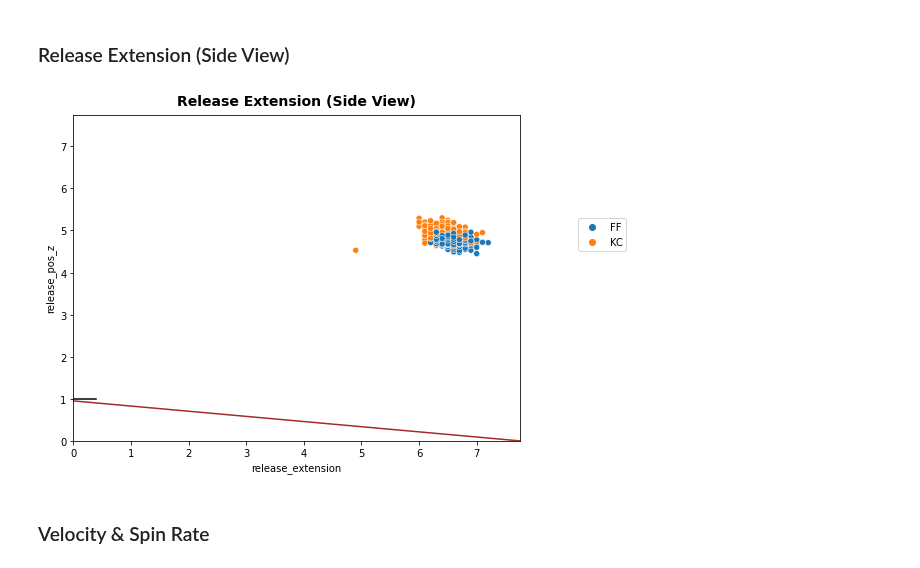
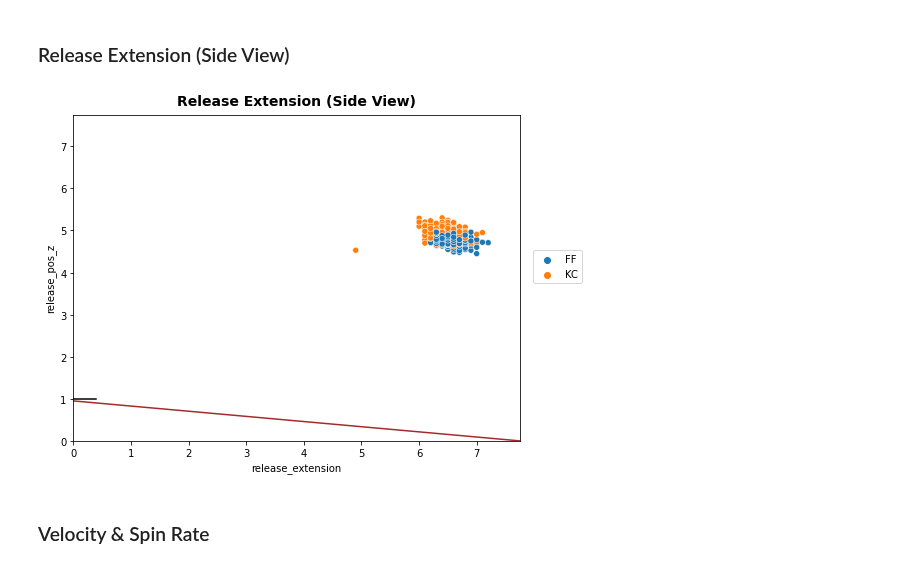
Before and after one commit to anthonyzurke/player-analysis, a Jupyter notebook: pitchers/kimbrel-analysis.ipynb, the cells around one changed output. Cells and saved outputs as stored; diff of their text form; code cells hidden in the pictures.

```diff
--- a/pitchers/kimbrel-analysis.ipynb
+++ b/pitchers/kimbrel-analysis.ipynb
@@ -75,6 +75,10 @@ col_dict = {
     'is_strike': 'strike', 'release_pos_z': 'r_height', 'release_pos_x': 'r_side'
 }
 gen_data.rename(columns = col_dict, inplace = True)
+
+hit_labels = [1, 2, 3, 4, 5]
+kimbrel['hard_hit_summary'] = pd.qcut(kimbrel['launch_speed'], [0, .5262, .617, .7283, .8278, 1],
+                                      labels = hit_labels)
 # %%
 #kimbrel.pitch_type.value_counts(normalize = True)
 r_kimbrel = kimbrel.loc[kimbrel['stand'] == 'R']
@@ -226,14 +230,14 @@ plt.title('Release Position from Hitter Perspective', fontdict = font_title, pad
 # %%
 plt.figure(figsize = (8, 6))
 
 sns.scatterplot(data = kimbrel, x = 'release_extension', y = 'release_pos_z', hue = 'pitch_type',
                 hue_order = order, palette = 'tab10')
 plt.xlim(0, 7.75), plt.ylim(0, 7.75)
 plt.axline((0, .95), (7.75,0), color = 'brown'), plt.axhline(1, 0, .05, color = 'black')
-plt.legend(bbox_to_anchor=(1.25, .7))
+plt.legend(bbox_to_anchor=(1.15, .6))
 plt.title('Release Extension (Side View)', fontdict = font_title, pad = 15);
 # %% [output]
-[figure, old version]
+[figure, new version]
 # %% [markdown]
 ### Velocity & Spin Rate
 # %%
```
Also changed, not shown: parts of 6 cells of this notebook, 7 other files.
